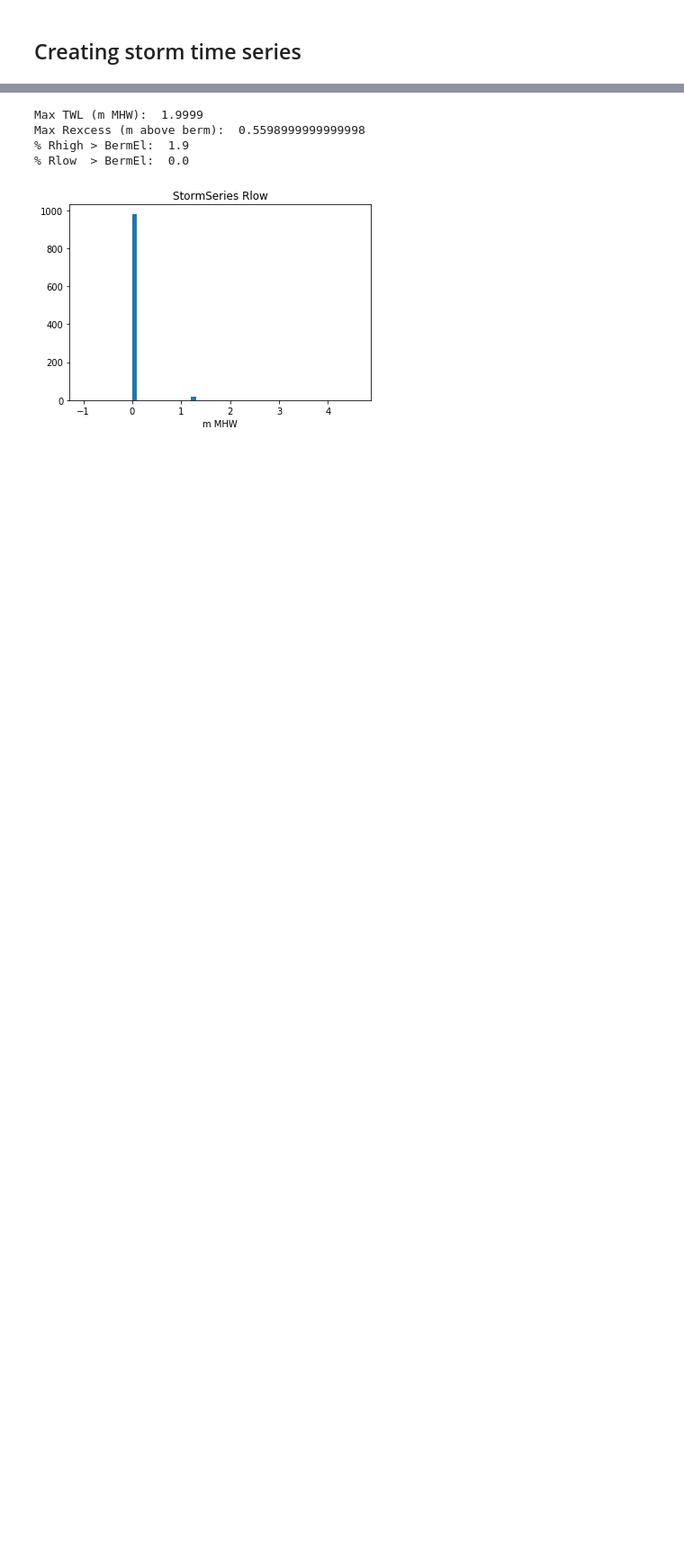
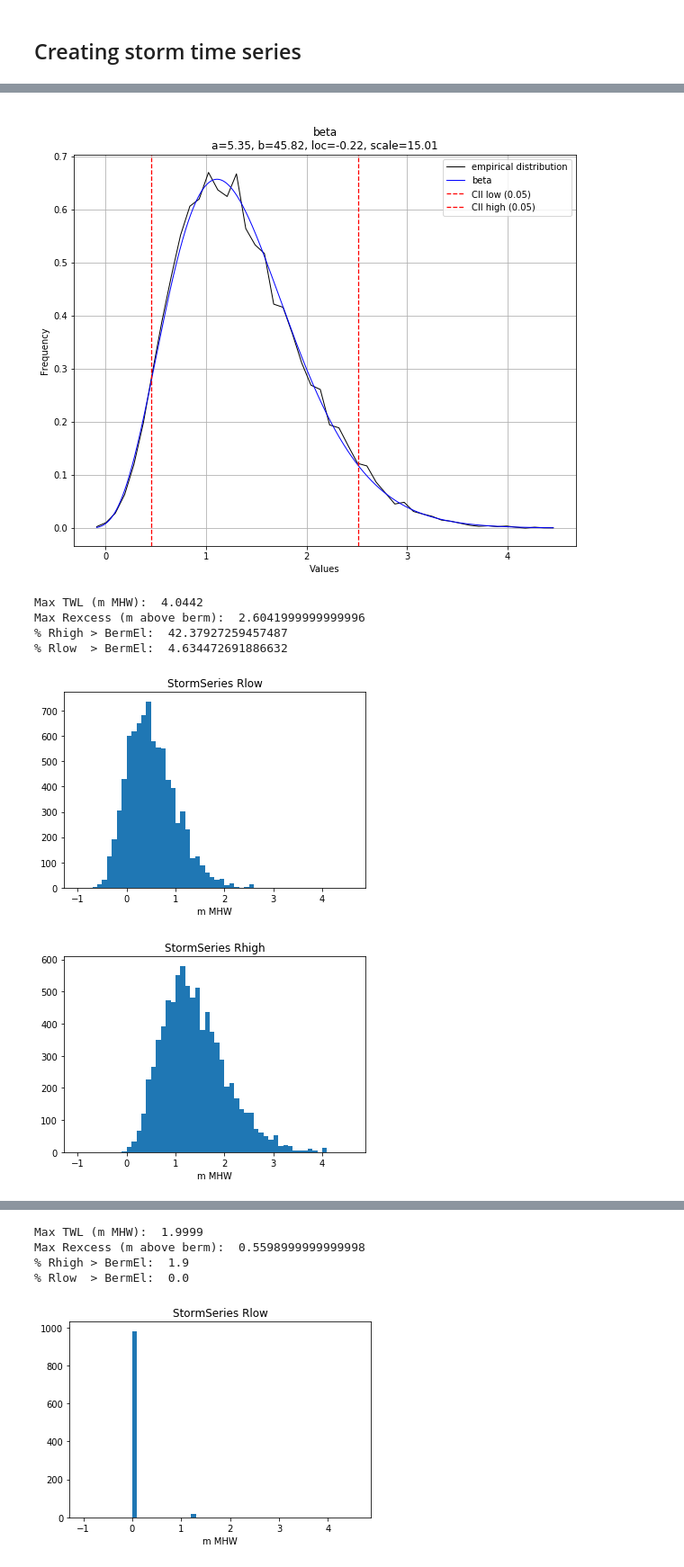
Before and after one commit to UNC-CECL/Barrier3D, a Jupyter notebook: notebooks/MSSM_for_Barrier3d.ipynb, the cells around one changed output, grey strips where cells are left out. Shown at 90% size. Drawn from its saved outputs; the diff is of its cells as text; code cells hidden in the pictures; blank space fills up the shorter version.

```diff
--- a/notebooks/MSSM_for_Barrier3d.ipynb
+++ b/notebooks/MSSM_for_Barrier3d.ipynb
@@ -81,0 +79,16 @@ Max Rexcess (m above berm):  2.4499999999999993
+# %%
+StormSeries_Shifted = shift_storm_intensity(
+    datadir="/Users/KatherineAnardeWheels/PyCharmProjects/Barrier3D/Tools/Multivariate_Sea_Storm_Model/",
+    storm_list_name="StormList_20k_VCR_Berm1pt9m_Slope0pt04.csv",  # can by .py or .csv
+    mean_yearly_storms=8.3,
+    SD_yearly_storms=5.9,
+    shift=0.5,  # shift the TWL distribution to the right (i.e., increase storm intensity), m NAVD88
+    MHW=0.46,  # m NAVD88
+    StormStart=2,
+    BermEl=1.9,  # m NAVD88, just used for plotting
+    model_years=1000,
+    bPlot=True,
+    bSave=False,
+    output_filename="StormList_10kyrs_VCR_Berm1pt9m_Slope0pt04-lowIntensity",
+)
+# %% [output]
@@ -81,0 +100,7 @@ Max Rexcess (m above berm):  2.4499999999999993
+[figure, added]
+Max TWL (m MHW):  4.0442
+Max Rexcess (m above berm):  2.6041999999999996
+% Rhigh > BermEl:  42.37927259457487
+% Rlow  > BermEl:  4.634472691886632
+[figure, added]
+[figure, added]
```
Also changed, not shown: parts of 9 cells of this notebook, 43 other files.
